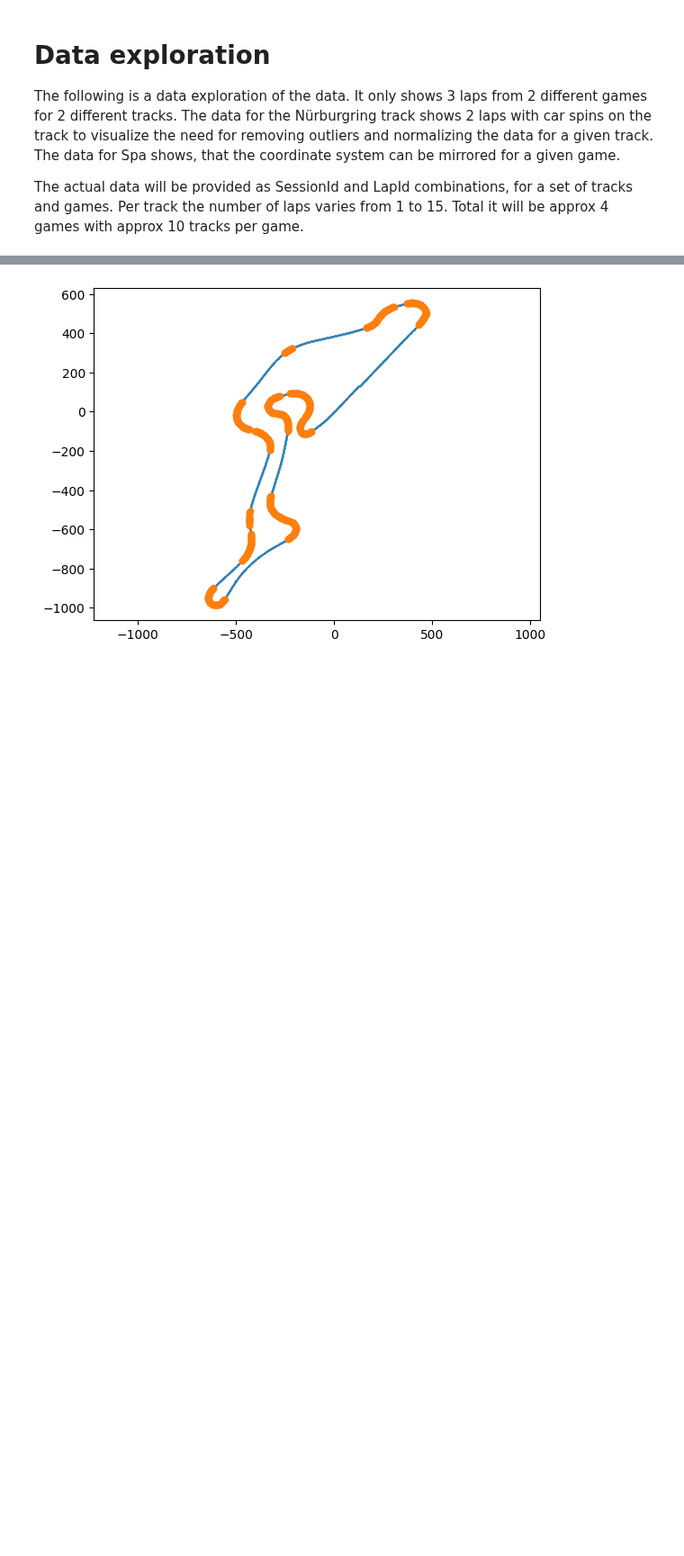
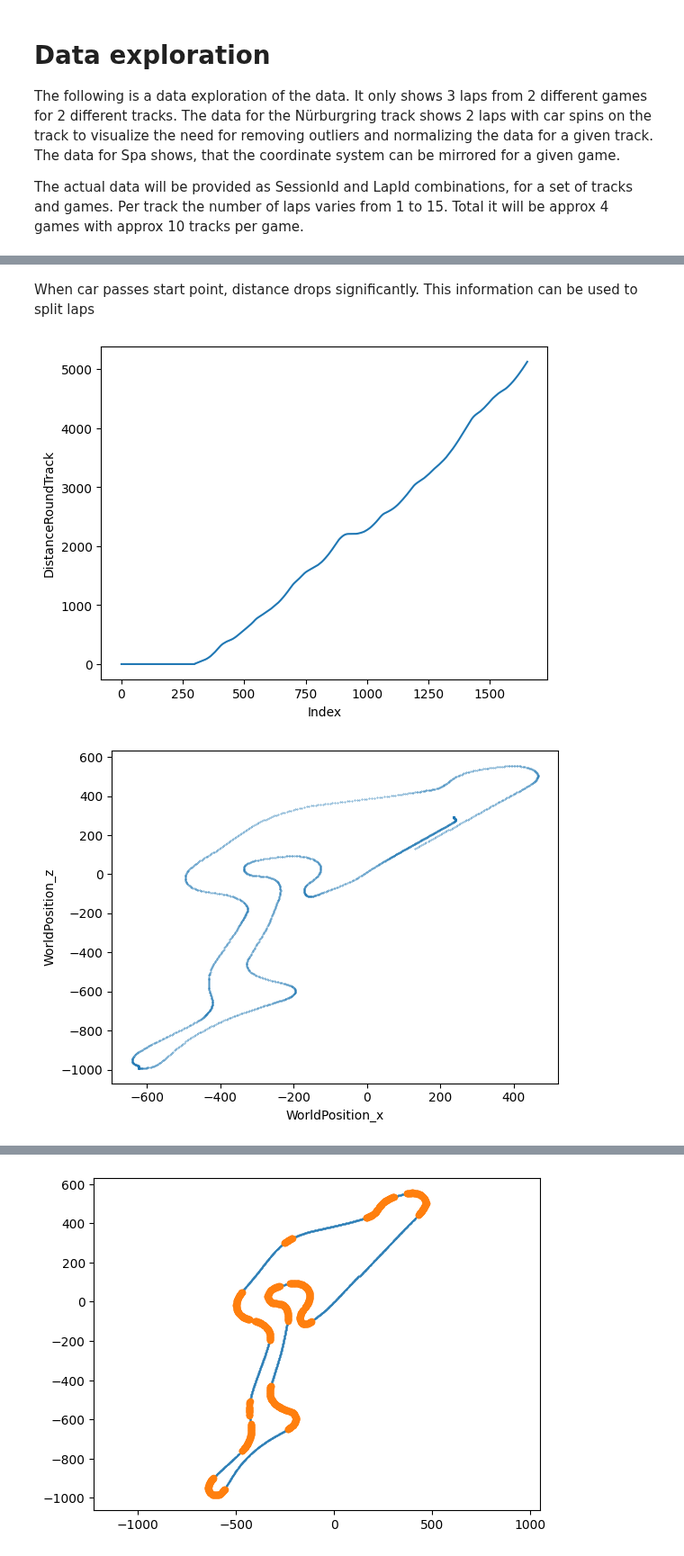
Before and after one commit to b4mad/racing, a Jupyter notebook: notebooks/track_sections_from_coordinates.ipynb, the cells around one changed output, grey strips where cells are left out. Shown at 90% size. Saved outputs shown, nothing was run; the diff lists cells and outputs as text; code cells hidden in the pictures; blank space fills up the shorter version.

```diff
--- a/notebooks/track_sections_from_coordinates.ipynb
+++ b/notebooks/track_sections_from_coordinates.ipynb
@@ -206,0 +209,33 @@ def split_laps(distance, points, threshold=100):
+# %% [markdown]
+When car passes start point, distance drops significantly. This information can be used to split laps
+# %%
+threshold = 100
+
+laps = []
+prev_idx = 0
+for idx in range(1, distances.shape[0]):
+    passed_start = distances[idx] - distances[idx-1] < -threshold
+    last_point = (idx == distances.shape[0]-1)
+    if passed_start or last_point:
+        lap_distances = distances[prev_idx:idx]
+        lap_points = points[prev_idx:idx]
+        lap = {'distances': lap_distances,
+               'points': lap_points}
+        laps.append(lap)
+        prev_idx = idx
+
+plt.figure()
+plt.plot(laps[0]['distances'])
+plt.xlabel('Index')
+plt.ylabel('DistanceRoundTrack')
+
+plt.figure()
+x = laps[0]['points'][:,0]
+y = laps[0]['points'][:,1]
+plt.scatter(x, y, s=0.1)
+plt.xlabel('WorldPosition_x')
+plt.ylabel('WorldPosition_z')
+plt.show()
+# %% [output]
+[figure, added]
+[figure, added]
```
Also changed, not shown: parts of 19 cells of this notebook.
